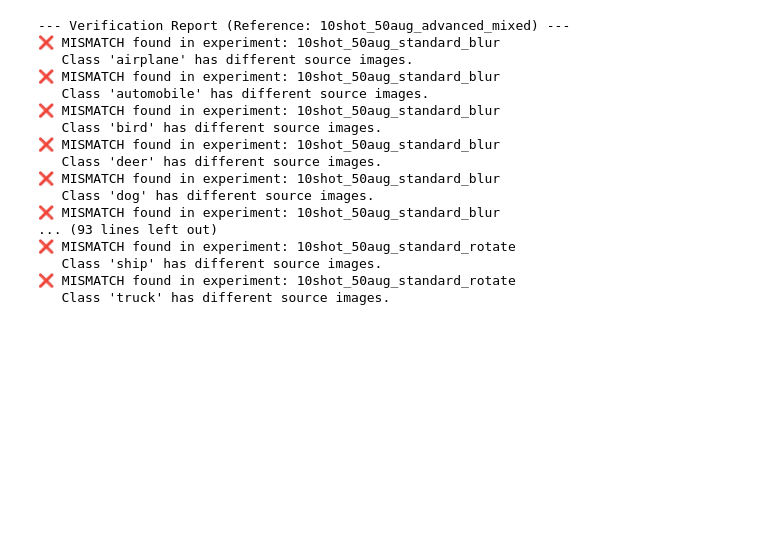
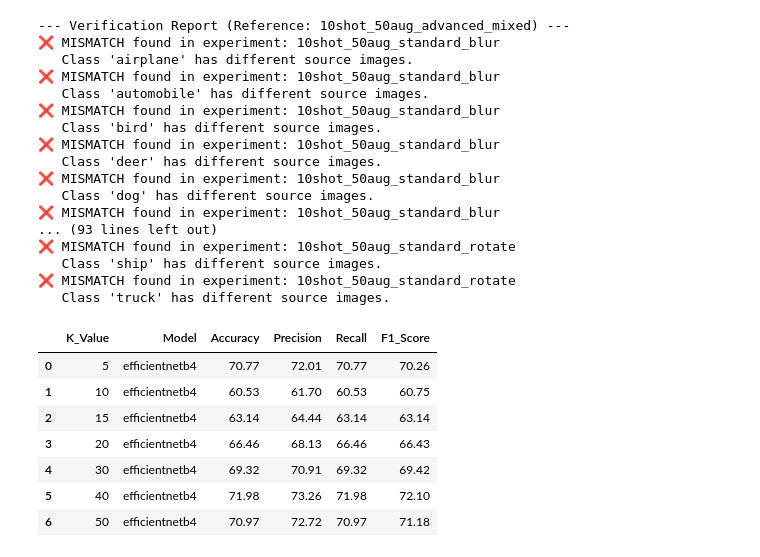
Before and after one commit to kaminskaz/deep_learning, a Jupyter notebook: code/contrastive.ipynb, the cells around one changed output. Cells and saved outputs as stored; diff of their text form; code cells hidden in the pictures; blank space fills up the shorter version.

```diff
--- a/code/contrastive.ipynb
+++ b/code/contrastive.ipynb
@@ -210,0 +213,11 @@ if __name__ == "__main__":
+# %%
+evaluation
+# %% [output]
+|  | K_Value | Model | Accuracy | Precision | Recall | F1_Score |
+| 0 | 5 | efficientnetb4 | 70.77 | 72.01 | 70.77 | 70.26 |
+| 1 | 10 | efficientnetb4 | 60.53 | 61.70 | 60.53 | 60.75 |
+| 2 | 15 | efficientnetb4 | 63.14 | 64.44 | 63.14 | 63.14 |
+| 3 | 20 | efficientnetb4 | 66.46 | 68.13 | 66.46 | 66.43 |
+| 4 | 30 | efficientnetb4 | 69.32 | 70.91 | 69.32 | 69.42 |
+| 5 | 40 | efficientnetb4 | 71.98 | 73.26 | 71.98 | 72.10 |
+| 6 | 50 | efficientnetb4 | 70.97 | 72.72 | 70.97 | 71.18 |
```
Also changed, not shown: parts of 3 cells of this notebook, 4 other files.
